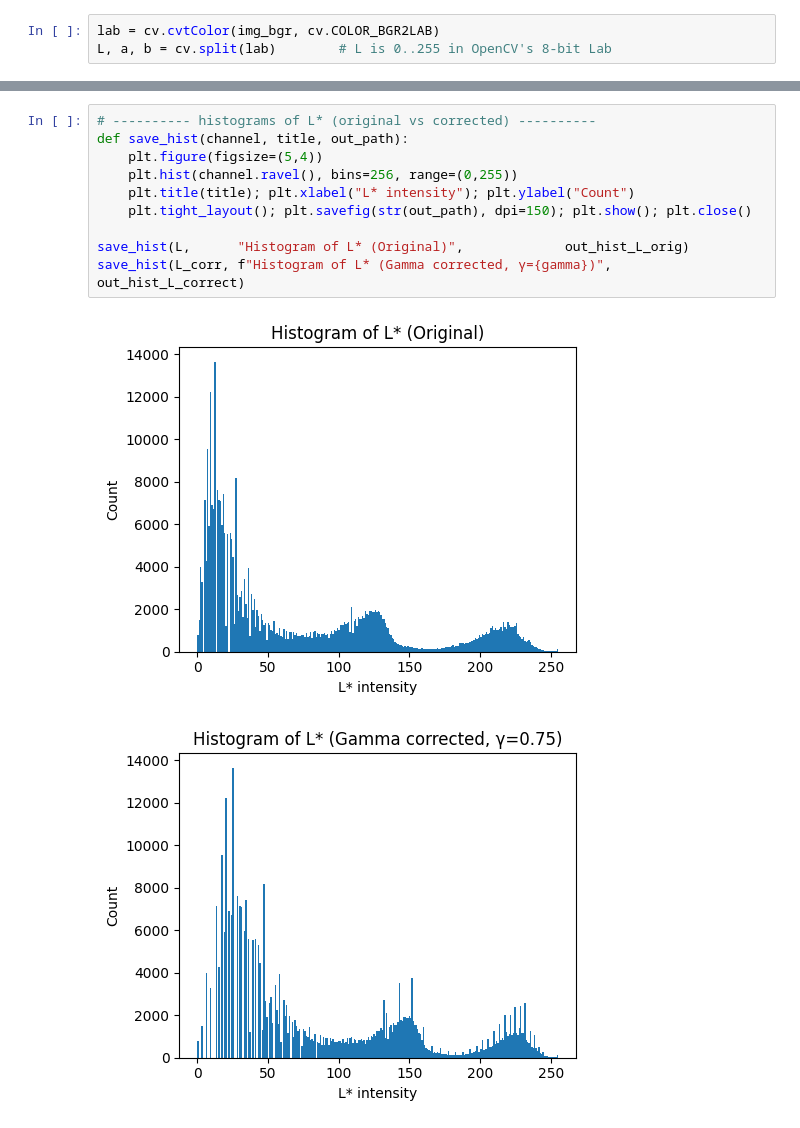
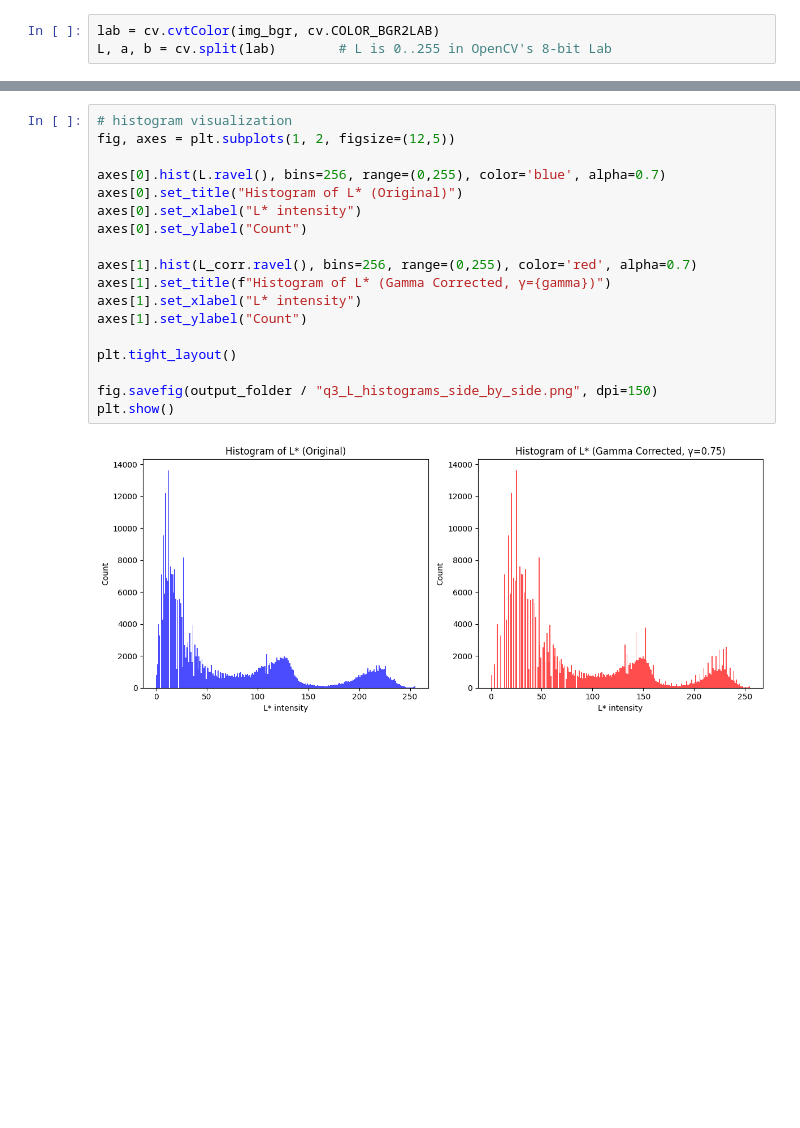
Before and after one commit to DinuEhelapitiya/IT5437_CV_Assignment_01, a Jupyter notebook: notebooks/Question3_Gamma_Correction.ipynb, the cells around one changed output, grey strips where cells are left out. Saved outputs shown, nothing was run; the diff lists cells and outputs as text; blank space fills up the shorter version.

Commit message:
Update notebooks and output images

```diff
--- a/notebooks/Question3_Gamma_Correction.ipynb
+++ b/notebooks/Question3_Gamma_Correction.ipynb
@@ -43,16 +40,23 @@ cv.imwrite(str(out_img), img_corr)
 # %% [output]
 [figure]
 True
-# %%
-# ---------- histograms of L* (original vs corrected) ----------
-def save_hist(channel, title, out_path):
-    plt.figure(figsize=(5,4))
-    plt.hist(channel.ravel(), bins=256, range=(0,255))
-    plt.title(title); plt.xlabel("L* intensity"); plt.ylabel("Count")
-    plt.tight_layout(); plt.savefig(str(out_path), dpi=150); plt.show(); plt.close()
-
-save_hist(L,      "Histogram of L* (Original)",             out_hist_L_orig)
-save_hist(L_corr, f"Histogram of L* (Gamma corrected, γ={gamma})", out_hist_L_correct)
-# %% [output]
-[figure, removed]
-[figure, removed]
+# %%
+# histogram visualization
+fig, axes = plt.subplots(1, 2, figsize=(12,5))
+
+axes[0].hist(L.ravel(), bins=256, range=(0,255), color='blue', alpha=0.7)
+axes[0].set_title("Histogram of L* (Original)")
+axes[0].set_xlabel("L* intensity")
+axes[0].set_ylabel("Count")
+
+axes[1].hist(L_corr.ravel(), bins=256, range=(0,255), color='red', alpha=0.7)
+axes[1].set_title(f"Histogram of L* (Gamma Corrected, γ={gamma})")
+axes[1].set_xlabel("L* intensity")
+axes[1].set_ylabel("Count")
+
+plt.tight_layout()
+
+fig.savefig(output_folder / "q3_L_histograms_side_by_side.png", dpi=150)
+plt.show()
+# %% [output]
+[figure, added]
```
Also changed, not shown: parts of 6 cells of this notebook, 39 other files.
